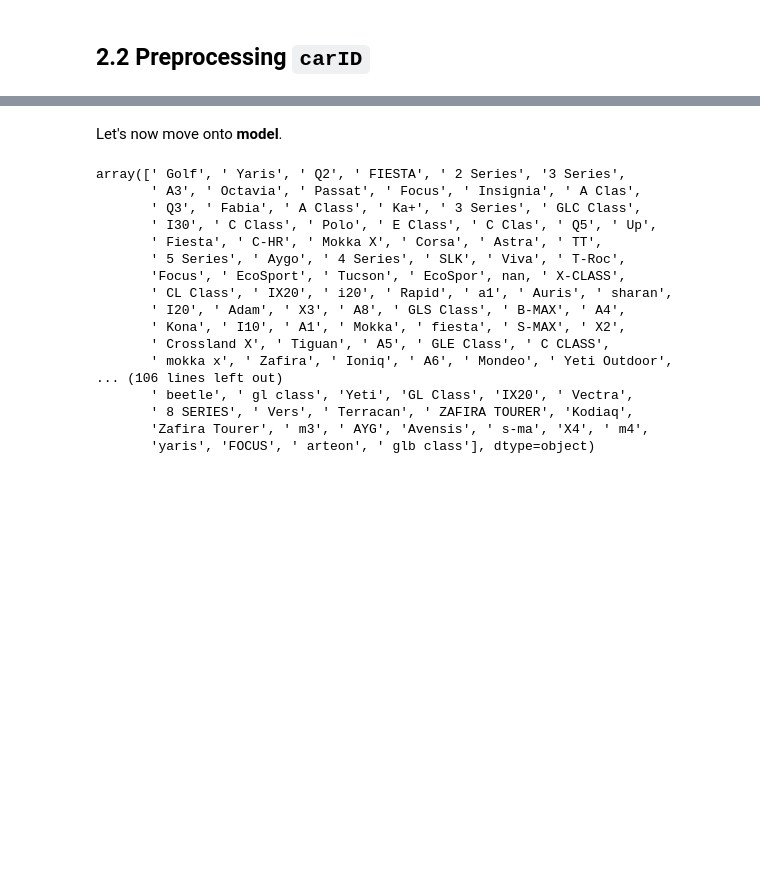
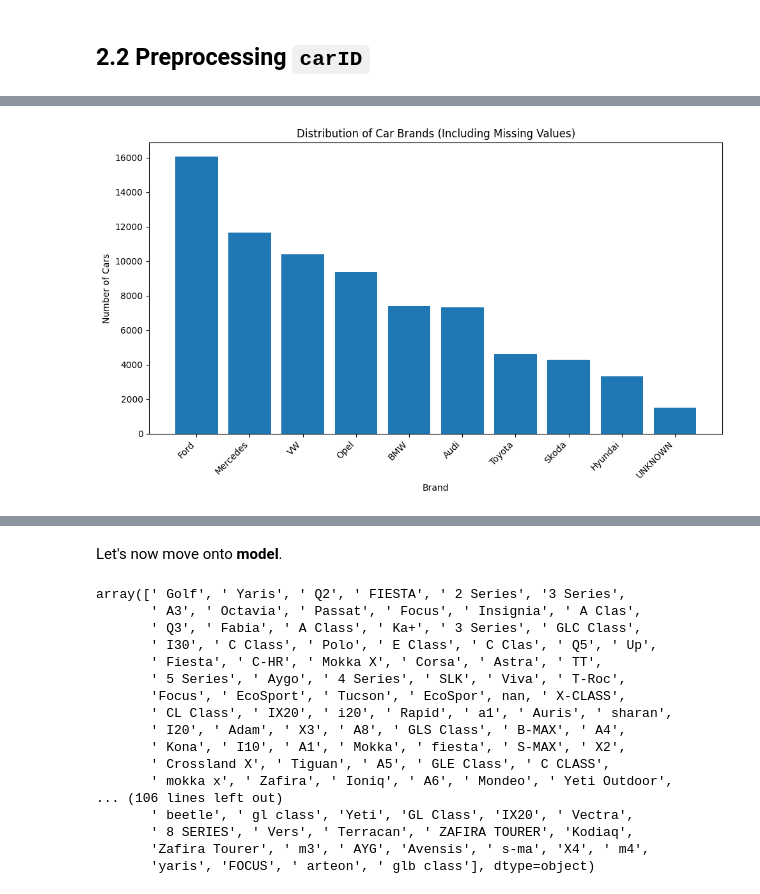
Before and after one commit to carlosoamorim/cars-4-you, a Jupyter notebook: Group57_part1.ipynb, the cells around one changed output, grey strips where cells are left out. Drawn from its saved outputs; the diff is of its cells as text; code cells hidden in the pictures; blank space fills up the shorter version.

```diff
--- a/Group57_part1.ipynb
+++ b/Group57_part1.ipynb
@@ -337,0 +407,22 @@ Name: count, dtype: int64
+# %%
+# =========================================
+# Brand feature — Distribution bar plot (with NaN)
+# =========================================
+
+import matplotlib.pyplot as plt
+
+# ---- Brand distribution (NaN included as category)
+brand_counts = df["Brand"].fillna("UNKNOWN").value_counts()
+
+plt.figure(figsize=(10, 6))
+plt.bar(brand_counts.index, brand_counts.values)
+
+plt.title("Distribution of Car Brands (Including Missing Values)")
+plt.xlabel("Brand")
+plt.ylabel("Number of Cars")
+
+plt.xticks(rotation=45, ha="right")
+plt.tight_layout()
+plt.show()
+# %% [output]
+[figure, added]
```
Also changed, not shown: parts of 19 cells of this notebook.
